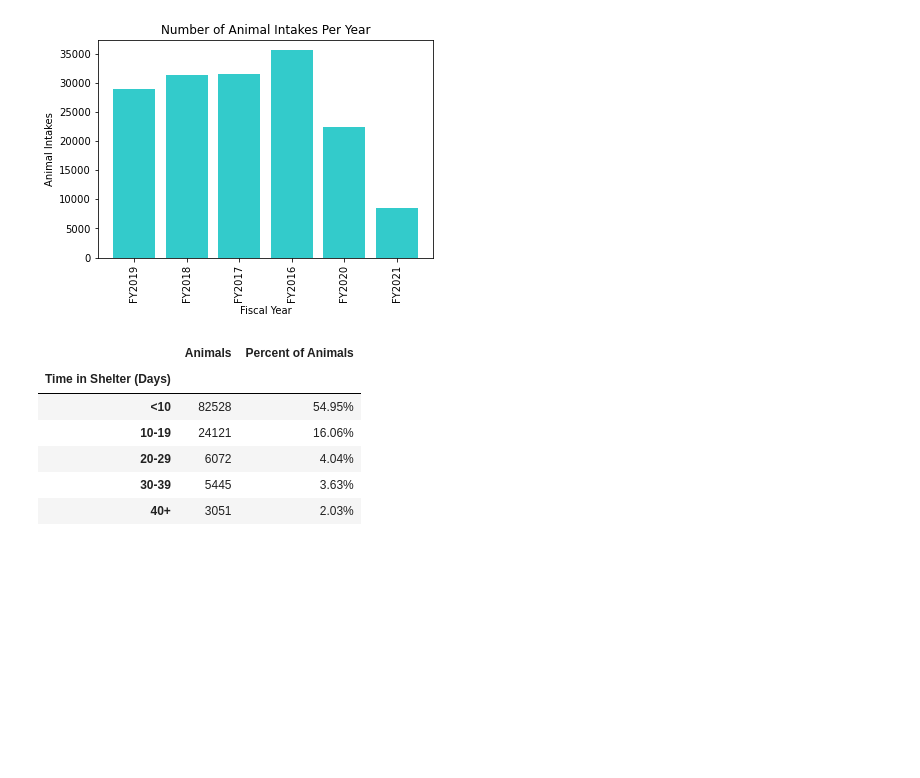
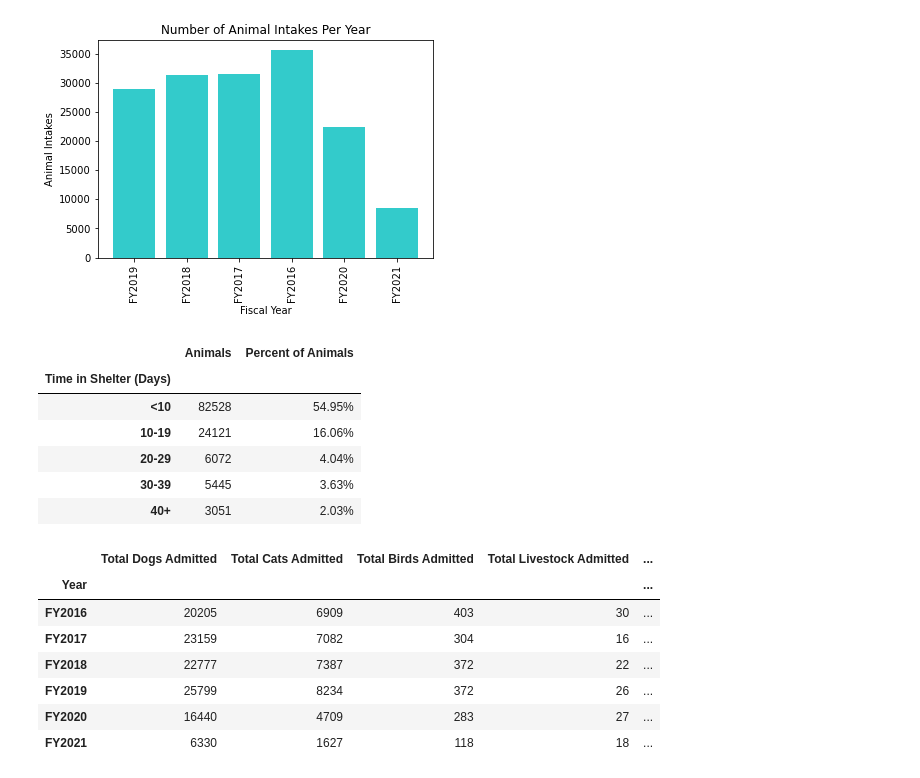
Before and after one commit to jconcha56429/Project1, a Jupyter notebook: Project1.ipynb, the cells around one changed output. Saved outputs shown, nothing was run; the diff lists cells and outputs as text; code cells hidden in the pictures; blank space fills up the shorter version.

```diff
--- a/Project1.ipynb
+++ b/Project1.ipynb
@@ -382,3 +382,37 @@ cats_df = dallas_shelter_data.loc[dallas_shelter_data["Animal Type"] == "CAT",:]
 birds_df = dallas_shelter_data.loc[dallas_shelter_data["Animal Type"] == "BIRD",:]
 livestock_df = dallas_shelter_data.loc[dallas_shelter_data["Animal Type"] == "LIVESTOCK",:]
 wildlife_df = dallas_shelter_data.loc[dallas_shelter_data["Animal Type"] == "WILDLIFE",:]
+# %%
+groupby_dogs_year = dogs_df.groupby(["Year"])
+num_dogs_year = groupby_dogs_year["Animal Id"].nunique()
+
+groupby_cats_year = cats_df.groupby(["Year"])
+num_cats_year = groupby_cats_year["Animal Id"].nunique()
+
+groupby_birds_year = birds_df.groupby(["Year"])
+num_birds_year = groupby_birds_year["Animal Id"].nunique()
+
+groupby_livestock_year = livestock_df.groupby(["Year"])
+num_livestock_year = groupby_livestock_year["Animal Id"].nunique()
+
+groupby_wildlife_year = wildlife_df.groupby(["Year"])
+num_wildlife_year = groupby_wildlife_year["Animal Id"].nunique()
+
+
+animals_per_year = pd.DataFrame({"Total Dogs Admitted": num_dogs_year,
+                                "Total Cats Admitted": num_cats_year,
+                                "Total Birds Admitted": num_birds_year,
+                                "Total Livestock Admitted": num_livestock_year,
+                                "Total Wildlife Admitted": num_wildlife_year,
+                                "Total Animals Admitted": yearCount})
+
+animals_per_year
+# %% [output]
+|  | Total Dogs Admitted | Total Cats Admitted | Total Birds Admitted | Total Livestock Admitted | ... |
+| Year |  |  |  |  | ... |
+| FY2016 | 20205 | 6909 | 403 | 30 | ... |
+| FY2017 | 23159 | 7082 | 304 | 16 | ... |
+| FY2018 | 22777 | 7387 | 372 | 22 | ... |
+| FY2019 | 25799 | 8234 | 372 | 26 | ... |
+| FY2020 | 16440 | 4709 | 283 | 27 | ... |
+| FY2021 | 6330 | 1627 | 118 | 18 | ... |
```
Also changed, not shown: parts of 1 cell of this notebook.
